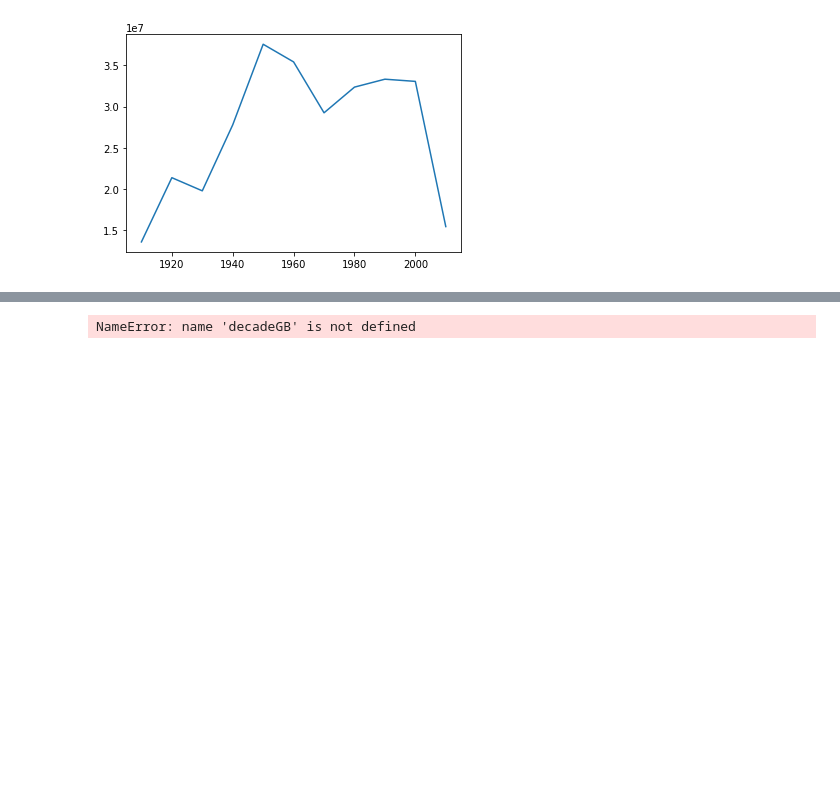
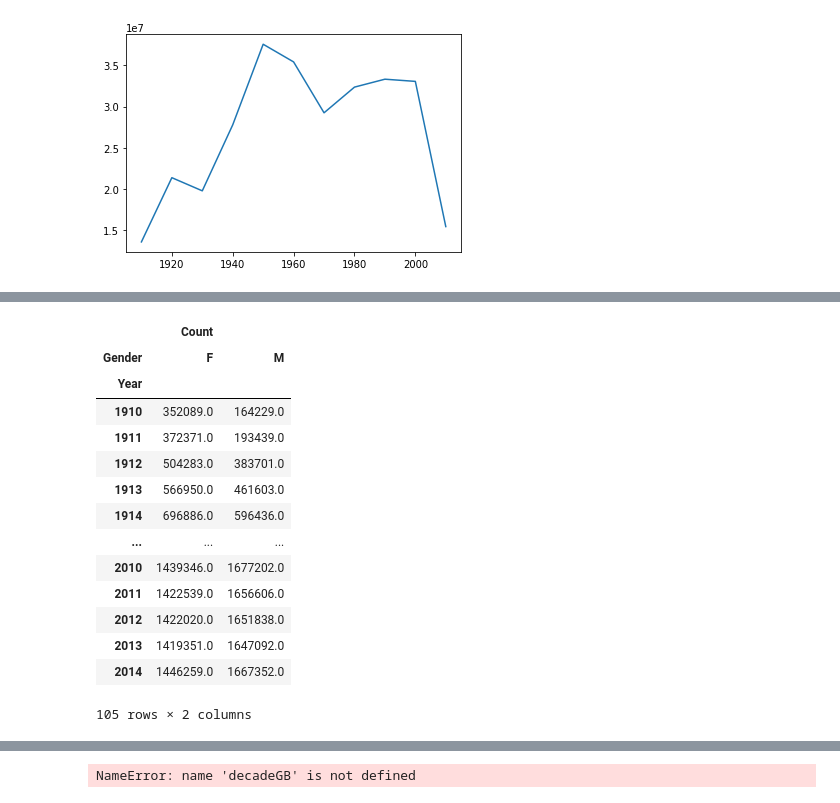
Before and after one commit to kekelee0714/BootcampProject, a Jupyter notebook: Matt/kaggleDataMatt.ipynb, the cells around one changed output, grey strips where cells are left out. Drawn from its saved outputs; the diff is of its cells as text; code cells hidden in the pictures; blank space fills up the shorter version.

```diff
--- a/Matt/kaggleDataMatt.ipynb
+++ b/Matt/kaggleDataMatt.ipynb
@@ -93,2 +93,22 @@ GenderNameGBDF
 210 rows × 1 columns
+# %%
+GenderNameGBDF.rename(index={0: "Year", 1: "Gender", 2: "Count"})
+GenderNameGBDFX = GenderNameGBDF.unstack()
+GenderNameGBDFX
+# %% [output]
+|  | Count |  |
+| Gender | F | M |
+| Year |  |  |
+| 1910 | 352089.0 | 164229.0 |
+| 1911 | 372371.0 | 193439.0 |
+| 1912 | 504283.0 | 383701.0 |
+| 1913 | 566950.0 | 461603.0 |
+| 1914 | 696886.0 | 596436.0 |
+| ... | ... | ... |
+| 2010 | 1439346.0 | 1677202.0 |
+| 2011 | 1422539.0 | 1656606.0 |
+| 2012 | 1422020.0 | 1651838.0 |
+| 2013 | 1419351.0 | 1647092.0 |
+| 2014 | 1446259.0 | 1667352.0 |
+105 rows × 2 columns
 # %%
```
Also changed, not shown: parts of 2 cells of this notebook.
